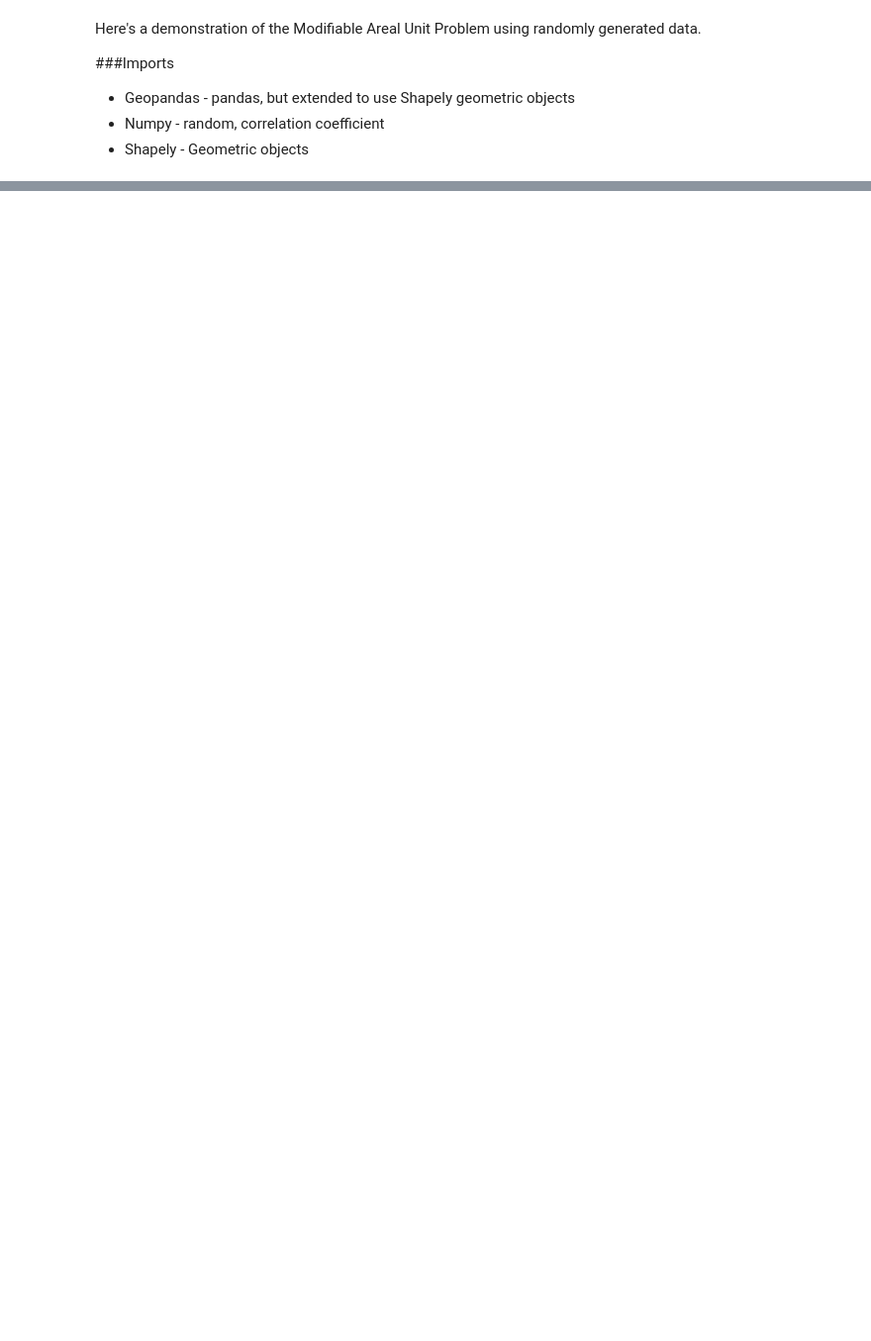
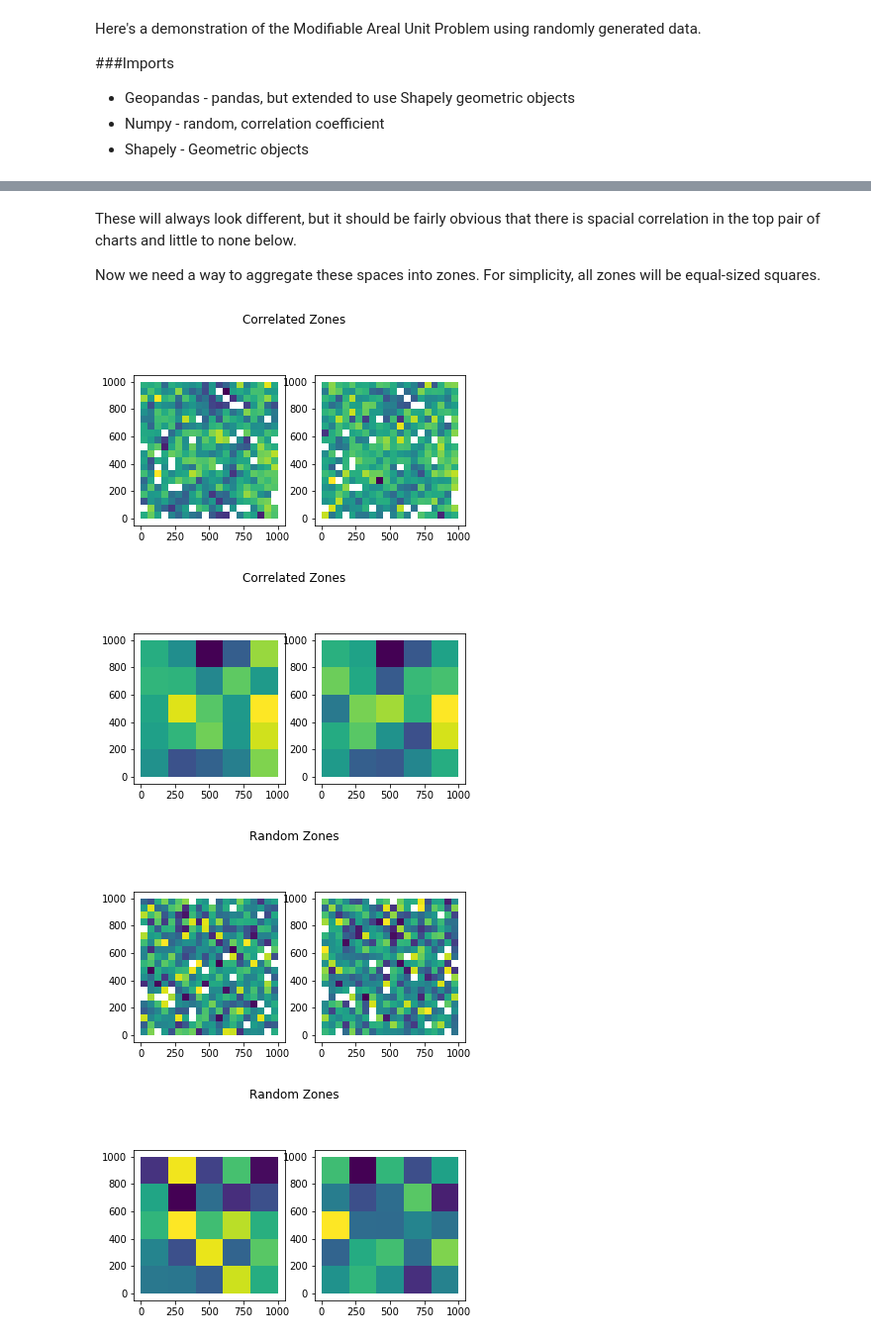
Before and after one commit to ptjacobsen/MAUP_demonstration, a Jupyter notebook: maup_demostration.ipynb, the cells around one changed output, grey strips where cells are left out. Shown: that part at 99% size. Drawn from its saved outputs; the diff is of its cells as text; code cells hidden in the pictures; blank space fills up the shorter version.

```diff
--- a/maup_demostration.ipynb
+++ b/maup_demostration.ipynb
@@ -72,15 +96,41 @@ Next something to calculate the correlation of the units. We are using squares
+# %% [markdown]
+These will always look different, but it should be fairly obvious that there is spacial correlation in the top pair of charts and little to none below.
+
+Now we need a way to aggregate these spaces into zones. For simplicity, all zones will be equal-sized squares.
 # %%
+def build_squares(gdf,cells_per_edge=10):
 
-def unit_correlation(gdf,cell_size = 100.0):
+    cell_size = 1000/cells_per_edge
     v1 = []
     v2 = []
+    polys = []
+
     for i in arange(0,1000,cell_size):
         for j in arange(0,1000,cell_size):
             this_section = gdf.cx[i:(i+cell_size),j:(j+cell_size)]
             if len(this_section) == 0:
                 continue
             else:
-                v1.append(this_section['value'].mean())
+                v1.append(this_section['value1'].mean())
                 v2.append(this_section['value2'].mean())
+                polys.append(Polygon([(i,j),(i,j+cell_size),(i+cell_size,j+cell_size),(i+cell_size,j)]))
 
-    return corrcoef(v1,v2)[1,0]
+    return gpd.GeoDataFrame({'geometry':polys,'value1':v1,'value2':v2})
+
+cor_20 = build_squares(correlated_space,20)
+cor_5 = build_squares(correlated_space,5)
+
+
+plot_side_by_side(cor_20,'Correlated Zones')
+plot_side_by_side(cor_5,'Correlated Zones')
+
+rand_20 = build_squares(random_space,20)
+rand_5 = build_squares(random_space,5)
+
+plot_side_by_side(rand_20,'Random Zones')
+plot_side_by_side(rand_5,'Random Zones')
+# %% [output]
+[figure, added]
+[figure, added]
+[figure, added]
+[figure, added]
```
Also changed, not shown: parts of 9 cells of this notebook.
